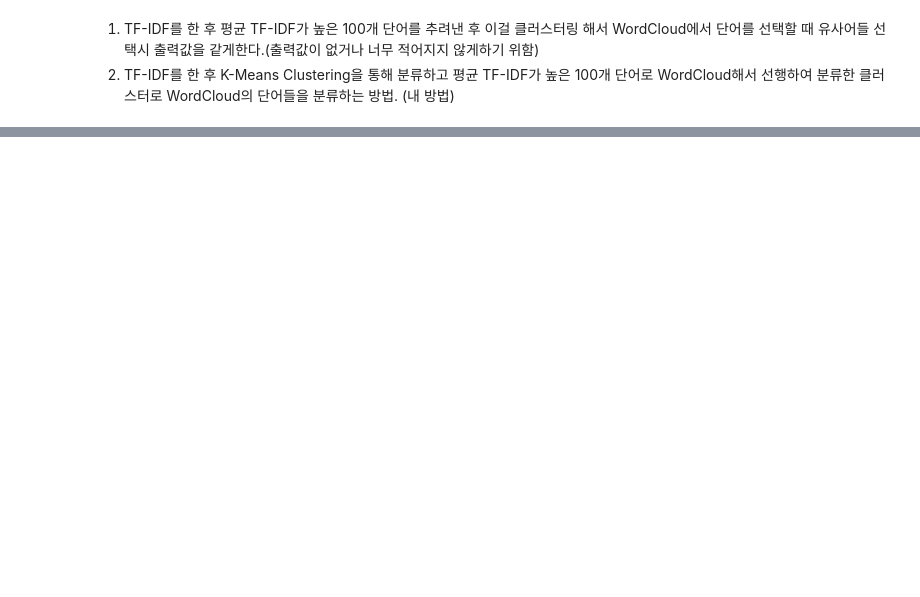
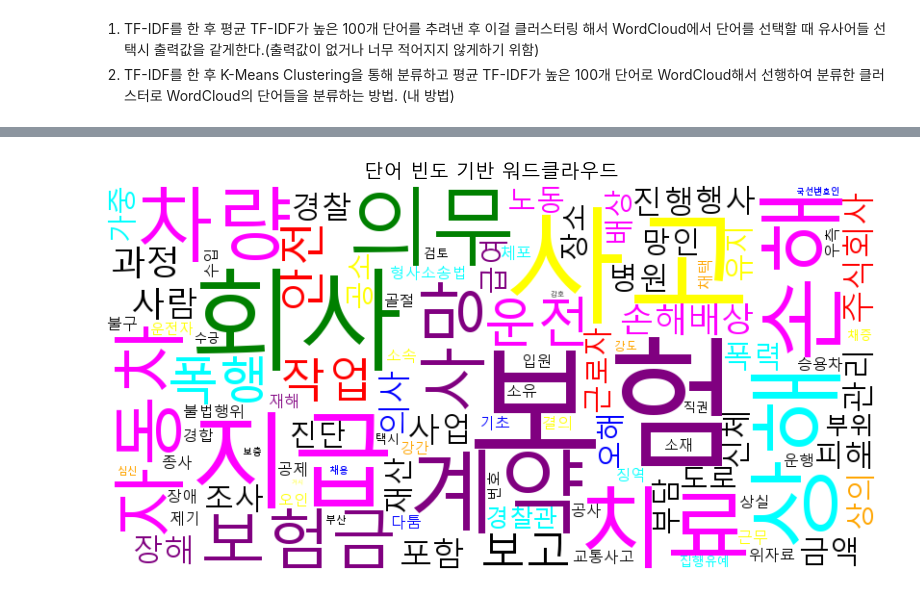
Before and after one commit to sesac-NoF/NoF, a Jupyter notebook: 10.EDA_wordcloud_dh.ipynb, the cells around one changed output, grey strips where cells are left out. Saved outputs shown, nothing was run; the diff lists cells and outputs as text; code cells hidden in the pictures; blank space fills up the shorter version.

```diff
--- a/10.EDA_wordcloud_dh.ipynb
+++ b/10.EDA_wordcloud_dh.ipynb
@@ -795,0 +1148,23 @@ for i in range(num_clusters):
+# %%
+from collections import Counter
+
+
+# 모든 명사 추출하여 하나의 문자열로 결합 (이전 코드와 동일하게 명사 빈도 계산)
+all_nouns = ' '.join(normalized.dropna())
+word_freq = Counter(word for word in all_nouns.split() if word not in stopwords)
+word_freq_count = {word: freq for word, freq in word_freq.items() if word in top_100_words.index}
+
+# 단어 빈도 기반 워드클라우드 생성
+wordcloud_count = WordCloud(font_path=font_path,
+                            width=800, height=400,
+                            background_color='white',
+                            color_func=color_func).generate_from_frequencies(word_freq_count)
+
+# 시각화
+plt.figure(figsize=(10, 5))
+plt.imshow(wordcloud_count, interpolation='bilinear')
+plt.axis('off')
+plt.title('단어 빈도 기반 워드클라우드',fontproperties=font_prop)
+plt.show()
+# %% [output]
+[figure, added]
```
Also changed, not shown: parts of 22 cells of this notebook.
